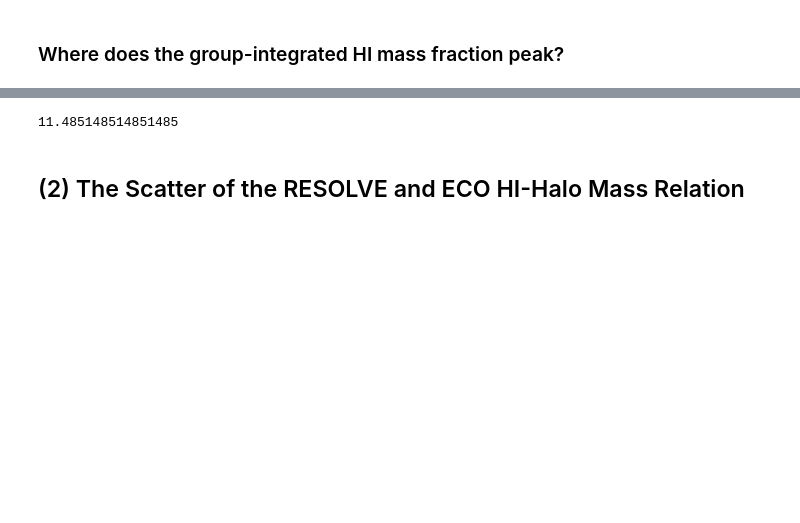
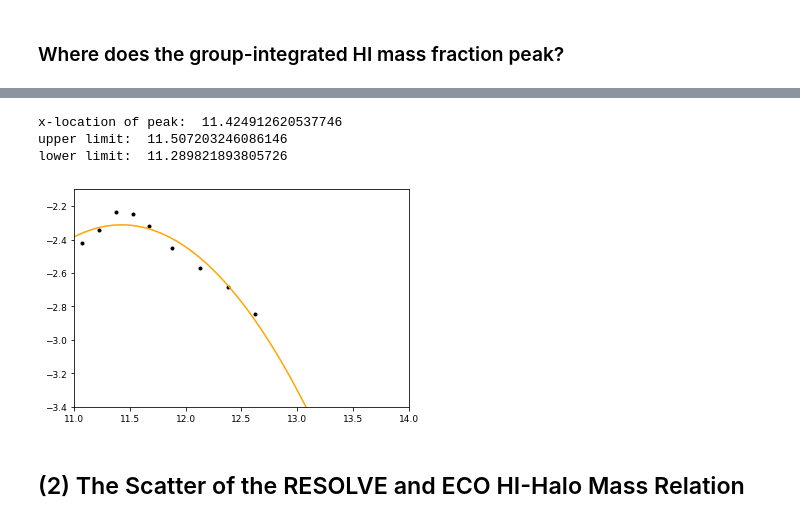
Before and after one commit to zhutchens1/g3groupfinder, a Jupyter notebook: hihm/HIHMplots.ipynb, the cells around one changed output, grey strips where cells are left out. Saved outputs shown, nothing was run; the diff lists cells and outputs as text; code cells hidden in the pictures; blank space fills up the shorter version.

```diff
--- a/hihm/HIHMplots.ipynb
+++ b/hihm/HIHMplots.ipynb
@@ -510,16 +510,19 @@ chi2:
 ### Where does the group-integrated HI mass fraction peak?
 # %%
 plt.figure()
-stopindex=7
+stopindex=9
 plt.plot(binnedfrac.logmh[0:stopindex],binnedfrac.ecofrac[0:stopindex],'k.')
 parab = lambda x,a,b,c: a*(x**2)+b*x+c
-popt,_=curve_fit(parab,binnedfrac.logmh[0:stopindex],binnedfrac.ecofrac[0:stopindex])
+popt,pcov=curve_fit(parab,binnedfrac.logmh[0:stopindex],binnedfrac.ecofrac[0:stopindex])
+perr=np.sqrt(np.diagonal(pcov))
 tx=np.linspace(11,14,10000)
 modelvals = parab(tx,*popt)
 plt.plot(tx,modelvals,color='orange')
 plt.xlim(11,14)
 plt.ylim(-3.4,-2.1)
 
-print(tx[np.argmax(modelvals)])
+print("x-location of peak: ", -popt[1]/(2*popt[0]))
+print("upper limit: ", (-popt[1]-perr[1])/(2*(popt[0]-perr[0])))
+print("lower limit: ", (-popt[1]+perr[1])/(2*(popt[0]+perr[0])))
 plt.show()
 # %% [output]
@@ -528,4 +529,7 @@ plt.show()
-11.485148514851485
+x-location of peak:  11.424912620537746
+upper limit:  11.507203246086146
+lower limit:  11.289821893805726
+[figure, added]
 # %% [markdown]
 ## (2) The Scatter of the RESOLVE and ECO HI-Halo Mass Relation
 # %%
```
Also changed, not shown: parts of 64 cells of this notebook, 45 other files.
